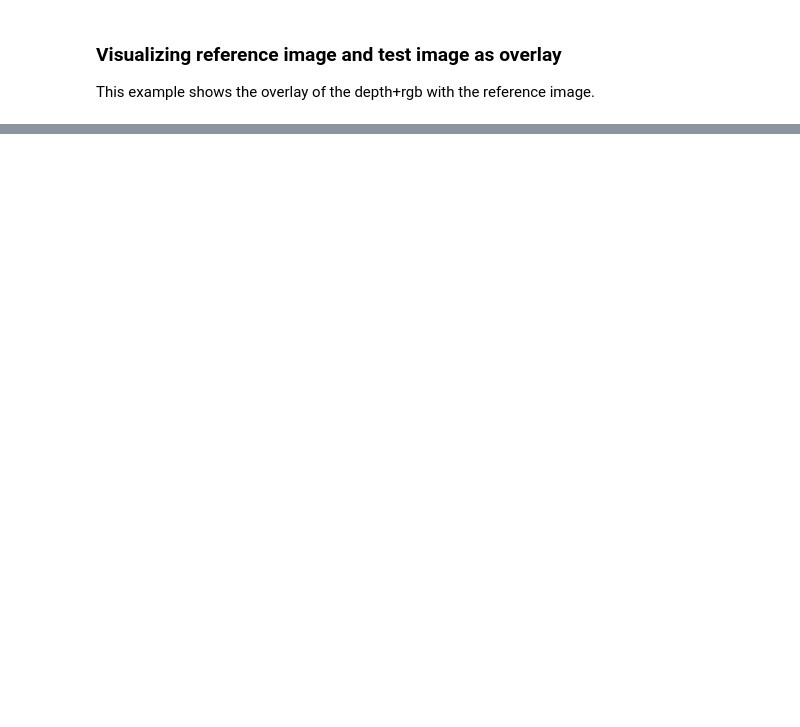
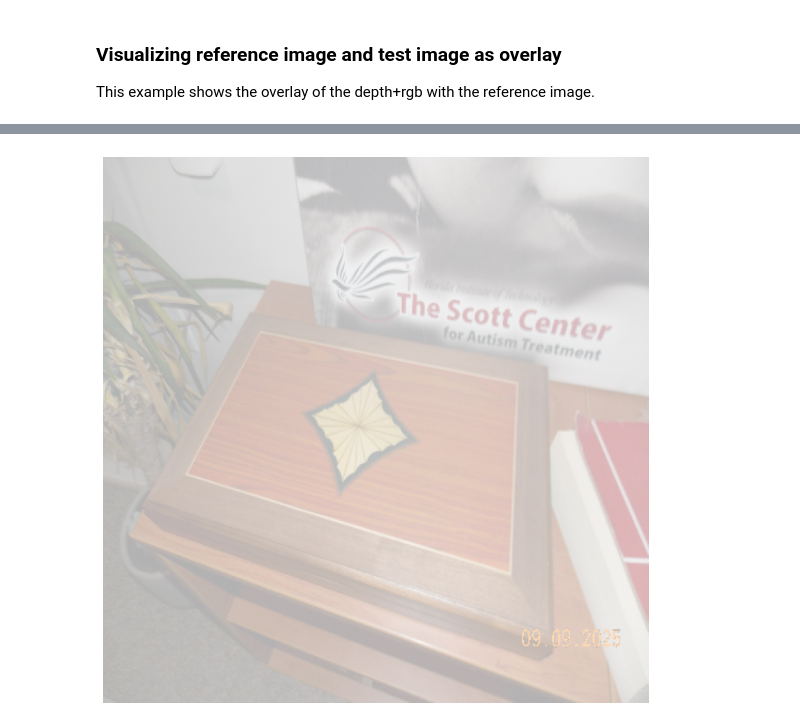
Before and after one commit to Tiromachelan/Augmented-Reality-with-PyTorch-3D, a Jupyter notebook: demo_pytorch3D_rendering.ipynb, the cells around one changed output, grey strips where cells are left out. Cells and saved outputs as stored; diff of their text form; code cells hidden in the pictures; blank space fills up the shorter version.

```diff
--- a/demo_pytorch3D_rendering.ipynb
+++ b/demo_pytorch3D_rendering.ipynb
@@ -1990,0 +1967,78 @@ time: 185 ms (started: 2025-10-01 22:58:17 +00:00)
+# %%
+# import stuff
+import cv2
+import numpy as np
+import torch
+from pytorch3d.renderer import (
+    PerspectiveCameras,
+    MeshRenderer, MeshRasterizer, SoftPhongShader, RasterizationSettings, PointLights
+)
+from pytorch3d.io import load_objs_as_meshes
+from pytorch3d.transforms import so3_exponential_map
+
+# load background image
+bg_img = cv2.imread("/content/camera-pose-estimator/DSCN0850.JPG")
+bg_img = cv2.cvtColor(bg_img, cv2.COLOR_BGR2RGB)
+bg_img = cv2.resize(bg_img, (512, 512))  # Match render size
+
+# camera intrinsics K and extrinsics R and T
+K = torch.tensor([[3036.3082854294285, 0, 3036.3082854294285],
+                  [0, 3036.3082854294285, 3036.3082854294285],
+                  [0,  0,  1]], dtype=torch.float32)
+R = torch.tensor([[0.99319162, 0.03885709, -0.10982049],
+                  [0.03747612, 0.78603601, 0.6170437],
+                  [0.11029939, -0.61695828, 0.77922816]], dtype=torch.float32)
+T = torch.tensor([-4.57275594, -6.85649221, 23.18534119], dtype=torch.float32)
+
+# with open("calibration.json", "r") as f:
+#     cam_data = json.load(f)
+
+#K = np.array(cam_data["camera_matrix"], dtype=np.float32)
+# #R = np.array(cam_data["rotation_vectors"][0], dtype=np.float32)
+# R = rotation_vector
+# R, _ = cv2.Rodrigues(R)
+# R = torch.tensor(R, dtype=torch.float32)
+# #T = np.array(cam_data["translation_vectors"][0], dtype=np.float32)
+# T = translation_vector
+# T = torch.tensor(T.flatten(), dtype=torch.float32, device=device)
+# T = T.squeeze(0)
+
+print(f"K: {K}")
+print(f"R: {R}")
+print(f"T: {T}")
+
+device = torch.device("cuda:0" if torch.cuda.is_available() else "cpu")
+
+# set up PyTorch3D camera
+cameras = PerspectiveCameras(
+    focal_length=((K[0,0], K[1,1]),),
+    principal_point=((K[0,2], K[1,2]),),
+    R=R[None], T=T[None],
+    device=device
+)
+
+# load mesh
+obj_filename = "./data/cow_mesh/cow.obj"
+mesh = load_objs_as_meshes([obj_filename], device=device)
+
+# renderer setup
+raster_settings = RasterizationSettings(image_size=512, blur_radius=0.0, faces_per_pixel=1)
+lights = PointLights(device=device, location=[[0.0, 0.0, -3.0]])
+renderer = MeshRenderer(
+    rasterizer=MeshRasterizer(cameras=cameras, raster_settings=raster_settings),
+    shader=SoftPhongShader(device=device, cameras=cameras, lights=lights)
+)
+
+# render mesh
+rendered_img = renderer(mesh)[0, ..., :3].cpu().numpy()
+
+# overlay mesh on background
+alpha = 0.7  # mesh opacity
+composite = (alpha * rendered_img + (1 - alpha) * bg_img / 255.0)
+
+import matplotlib.pyplot as plt
+plt.figure(figsize=(10, 10))
+plt.imshow(composite)
+plt.axis("off")
+plt.show()
+# %% [output]
@@ -1990,0 +2052 @@ time: 185 ms (started: 2025-10-01 22:58:17 +00:00)
+[figure, added]
```
Also changed, not shown: parts of 49 cells of this notebook.
